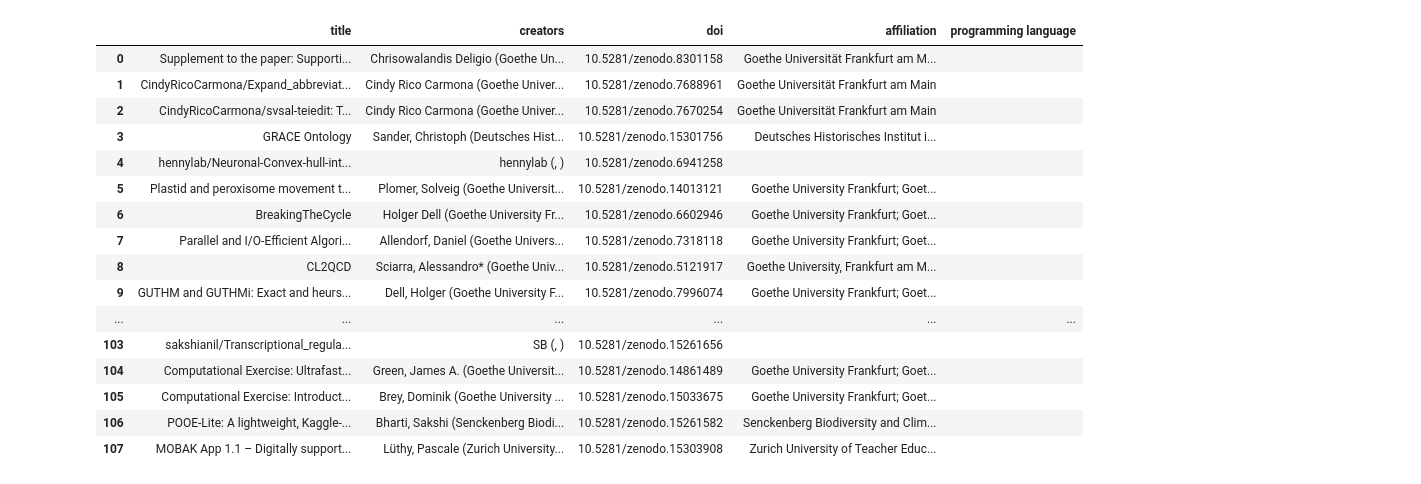
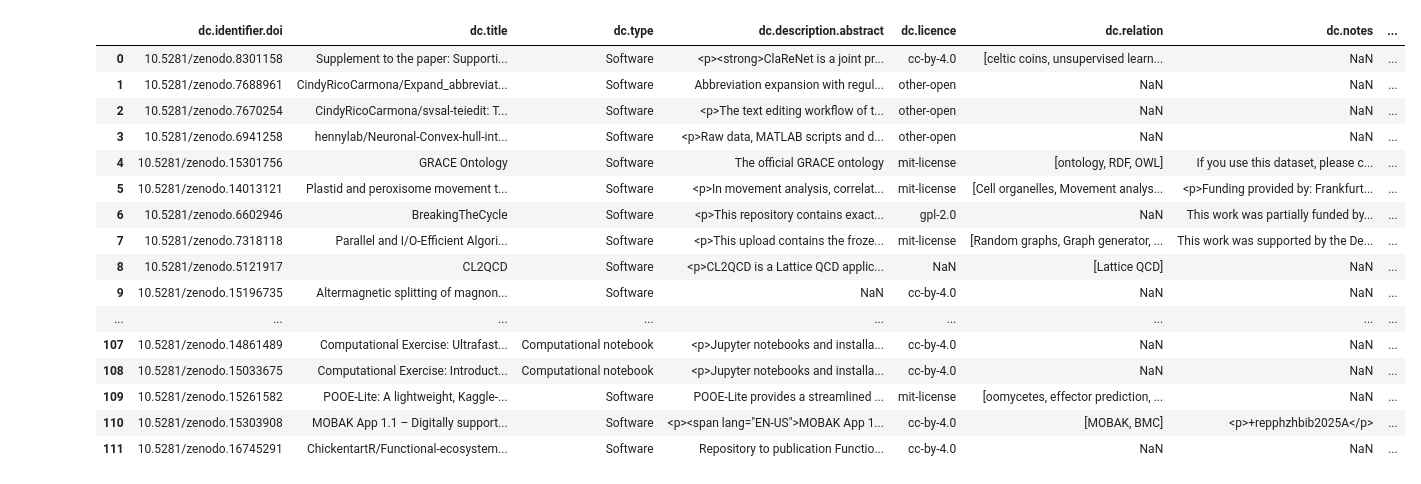
Before and after one commit to rabeawu/2024-2025-Data_Librarian_Rabea_Wuttke, a Jupyter notebook: Abschlussprojekt/notebooks/Zenodo.ipynb, the cells around one changed output. Saved outputs shown, nothing was run; the diff lists cells and outputs as text; code cells hidden in the pictures.

```diff
--- a/Abschlussprojekt/notebooks/Zenodo.ipynb
+++ b/Abschlussprojekt/notebooks/Zenodo.ipynb
@@ -121,6 +99,7 @@ def creators_split(eintrag):
 
     creators_liste = []
     affiliations_liste = []
+    orcid_liste =[]
 
     for d in eintrag:
         if not isinstance(d, dict):
@@ -130,11 +109,12 @@ def creators_split(eintrag):
         aff = (d.get("affiliation") or "").strip()
         orcid = (d.get("orcid") or "").strip()
 
-        creators_liste.append(f"{name} ({aff}, {orcid})")
-        affiliations_liste.append(aff)
+        creators_liste.append(f"{name} ({aff})")
+        affiliations_liste.append(f"{aff} ({name})")
+        orcid_liste.append(f"{name} {orcid}")
 
-    return pd.Series(["; ".join(creators_liste), "; ".join(affiliations_liste)])
+    return pd.Series(["; ".join(creators_liste), "; ".join(affiliations_liste), "; ".join(orcid_liste)])
 
-# Anwenden auf die Spalte 'autoren'
-df_normalized[["creators", "affiliation"]] = df_normalized["metadata.creators"].apply(creators_split)
-df_normalized
+# Anwenden auf die Spalte 'creators' und 'contributors':
+df_columns[["creators", "affiliation", "orcid"]] = df_columns["metadata.creators"].apply(creators_split)
+df_columns[["contributors", "contributors_affiliation", "contributors_orcid"]] = df_columns["metadata.contributors"].apply(creators_split)
@@ -169,3 +121,7 @@ See the caveats in the documentation: https://pandas.pydata.org/pandas-docs/stab
+# %%
+# Spalte affilliation.name und orcid hinzufügen
+df_columns["contributor.affiliation.name"] = df_columns["affiliation"].fillna("") + "; " + df_columns["contributors_affiliation"].fillna("")
+df_columns["person.identifier.orcid"] = df_columns["orcid"].fillna("") + ";" + df_columns["contributors_orcid"].fillna("")
 # %%
 # metadata.custom.code:programmingLanguage aufteilen
 
@@ -181,10 +137,8 @@ def language_split(eintrag):
 
         language = d.get("title", {}).get("en")
 
-
         language_liste.append(language)
 
     return "; ".join(language_liste)
 
-df_normalized["programming language"] = df_normalized["metadata.custom.code:programmingLanguage"].apply(language_split)
-df_normalized
+df_columns["dc.programming.language"] = df_normalized["metadata.custom.code:programmingLanguage"].apply(language_split)
@@ -239,22 +145,34 @@ df_clean
-# %%
-#Übersicht wichtigste Spalten
-df_kurz = df_clean[["title", "creators", "doi", "affiliation", "programming language"]]
-df_kurz
-# %% [output]
-|  | title | creators | doi | affiliation | programming language |
-| 0 | Supplement to the paper: Supporti... | Chrisowalandis Deligio (Goethe Un... | 10.5281/zenodo.8301158 | Goethe Universität Frankfurt am M... |  |
-| 1 | CindyRicoCarmona/Expand_abbreviat... | Cindy Rico Carmona (Goethe Univer... | 10.5281/zenodo.7688961 | Goethe Universität Frankfurt am Main |  |
-| 2 | CindyRicoCarmona/svsal-teiedit: T... | Cindy Rico Carmona (Goethe Univer... | 10.5281/zenodo.7670254 | Goethe Universität Frankfurt am Main |  |
-| 3 | GRACE Ontology | Sander, Christoph (Deutsches Hist... | 10.5281/zenodo.15301756 | Deutsches Historisches Institut i... |  |
-| 4 | hennylab/Neuronal-Convex-hull-int... | hennylab (, ) | 10.5281/zenodo.6941258 |  |  |
-| 5 | Plastid and peroxisome movement t... | Plomer, Solveig (Goethe Universit... | 10.5281/zenodo.14013121 | Goethe University Frankfurt; Goet... |  |
-| 6 | BreakingTheCycle | Holger Dell (Goethe University Fr... | 10.5281/zenodo.6602946 | Goethe University Frankfurt; Goet... |  |
-| 7 | Parallel and I/O-Efficient Algori... | Allendorf, Daniel (Goethe Univers... | 10.5281/zenodo.7318118 | Goethe University Frankfurt; Goet... |  |
-| 8 | CL2QCD | Sciarra, Alessandro* (Goethe Univ... | 10.5281/zenodo.5121917 | Goethe University, Frankfurt am M... |  |
-| 9 | GUTHM and GUTHMi: Exact and heurs... | Dell, Holger (Goethe University F... | 10.5281/zenodo.7996074 | Goethe University Frankfurt; Goet... |  |
-| ... | ... | ... | ... | ... | ... |
-| 103 | sakshianil/Transcriptional_regula... | SB (, ) | 10.5281/zenodo.15261656 |  |  |
-| 104 | Computational Exercise: Ultrafast... | Green, James A. (Goethe Universit... | 10.5281/zenodo.14861489 | Goethe University Frankfurt; Goet... |  |
-| 105 | Computational Exercise: Introduct... | Brey, Dominik (Goethe University ... | 10.5281/zenodo.15033675 | Goethe University Frankfurt; Goet... |  |
-| 106 | POOE-Lite: A lightweight, Kaggle-... | Bharti, Sakshi (Senckenberg Biodi... | 10.5281/zenodo.15261582 | Senckenberg Biodiversity and Clim... |  |
-| 107 | MOBAK App 1.1 – Digitally support... | Lüthy, Pascale (Zurich University... | 10.5281/zenodo.15303908 | Zurich University of Teacher Educ... |  |
+# %%
+#Jahreszahl aus Publication_date extrahieren
+def extract_year(value):
+    try:
+        date = pd.to_datetime(value)  # konvertiert in Datumsstandard
+        return date.year  # Gibt nur das Jahr zurück
+    except ValueError:
+        return value # gibt alten Wert bei Error zurück (ist dann schon JJJJ)
+
+df_columns["dc.date.issued"] = df_columns["dc.date.issued"].apply(extract_year)
+# %%
+#altes metadata.creators-Feld löschen
+df_clean = df_columns.drop(columns = ["metadata.creators", "metadata.contributors",
+                                      "metadata.custom.code:programmingLanguage",
+                                      "contributors_orcid", "orcid",  "contributors_affiliation", "affiliation"])
+df_clean
+# %% [output]
+|  | dc.identifier.doi | dc.title | dc.type | dc.description.abstract | dc.licence | dc.relation | dc.notes | ... |
+| 0 | 10.5281/zenodo.8301158 | Supplement to the paper: Supporti... | Software | <p><strong>ClaReNet is a joint pr... | cc-by-4.0 | [celtic coins, unsupervised learn... | NaN | ... |
+| 1 | 10.5281/zenodo.7688961 | CindyRicoCarmona/Expand_abbreviat... | Software | Abbreviation expansion with regul... | other-open | NaN | NaN | ... |
+| 2 | 10.5281/zenodo.7670254 | CindyRicoCarmona/svsal-teiedit: T... | Software | <p>The text editing workflow of t... | other-open | NaN | NaN | ... |
+| 3 | 10.5281/zenodo.6941258 | hennylab/Neuronal-Convex-hull-int... | Software | <p>Raw data, MATLAB scripts and d... | other-open | NaN | NaN | ... |
+| 4 | 10.5281/zenodo.15301756 | GRACE Ontology | Software | The official GRACE ontology | mit-license | [ontology, RDF, OWL] | If you use this dataset, please c... | ... |
+| 5 | 10.5281/zenodo.14013121 | Plastid and peroxisome movement t... | Software | <p>In movement analysis, correlat... | mit-license | [Cell organelles, Movement analys... | <p>Funding provided by: Frankfurt... | ... |
+| 6 | 10.5281/zenodo.6602946 | BreakingTheCycle | Software | <p>This repository contains exact... | gpl-2.0 | NaN | This work was partially funded by... | ... |
+| 7 | 10.5281/zenodo.7318118 | Parallel and I/O-Efficient Algori... | Software | <p>This upload contains the froze... | mit-license | [Random graphs, Graph generator, ... | This work was supported by the De... | ... |
+| 8 | 10.5281/zenodo.5121917 | CL2QCD | Software | <p>CL2QCD is a Lattice QCD applic... | NaN | [Lattice QCD] | NaN | ... |
+| 9 | 10.5281/zenodo.15196735 | Altermagnetic splitting of magnon... | Software | NaN | cc-by-4.0 | NaN | NaN | ... |
+| ... | ... | ... | ... | ... | ... | ... | ... | ... |
+| 107 | 10.5281/zenodo.14861489 | Computational Exercise: Ultrafast... | Computational notebook | <p>Jupyter notebooks and installa... | cc-by-4.0 | NaN | NaN | ... |
+| 108 | 10.5281/zenodo.15033675 | Computational Exercise: Introduct... | Computational notebook | <p>Jupyter notebooks and installa... | cc-by-4.0 | NaN | NaN | ... |
+| 109 | 10.5281/zenodo.15261582 | POOE-Lite: A lightweight, Kaggle-... | Software | POOE-Lite provides a streamlined ... | mit-license | [oomycetes, effector prediction, ... | NaN | ... |
+| 110 | 10.5281/zenodo.15303908 | MOBAK App 1.1 – Digitally support... | Software | <p><span lang="EN-US">MOBAK App 1... | cc-by-4.0 | [MOBAK, BMC] | <p>+repphzhbib2025A</p> | ... |
+| 111 | 10.5281/zenodo.16745291 | ChickentartR/Functional-ecosystem... | Software | Repository to publication Functio... | cc-by-4.0 | NaN | NaN | ... |
```
Also changed, not shown: parts of 16 cells of this notebook.
